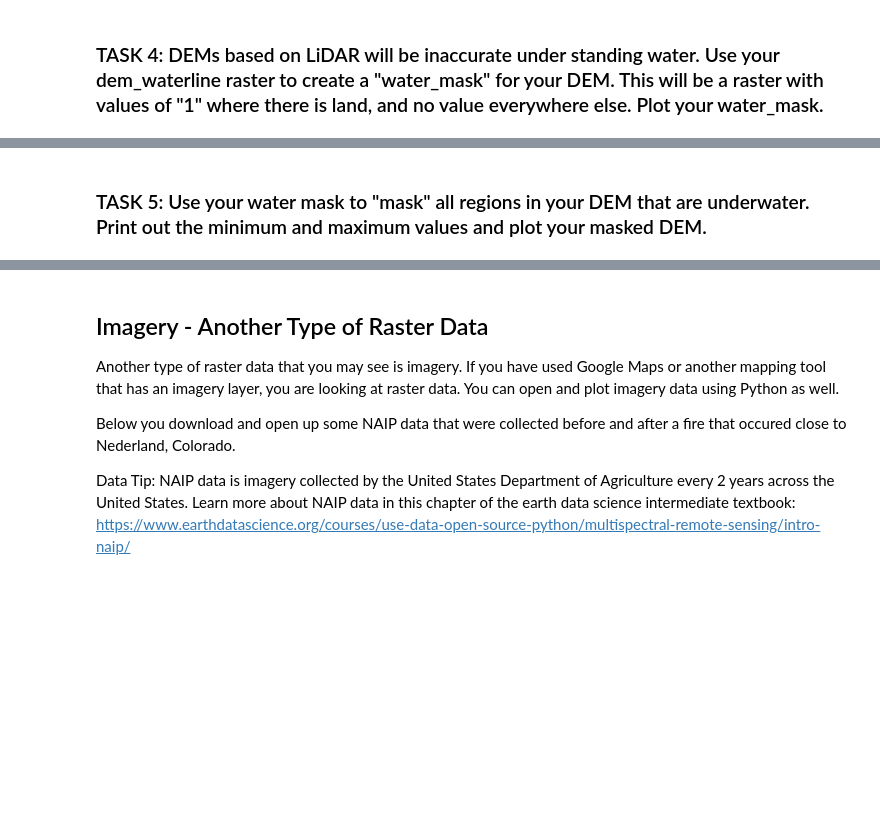
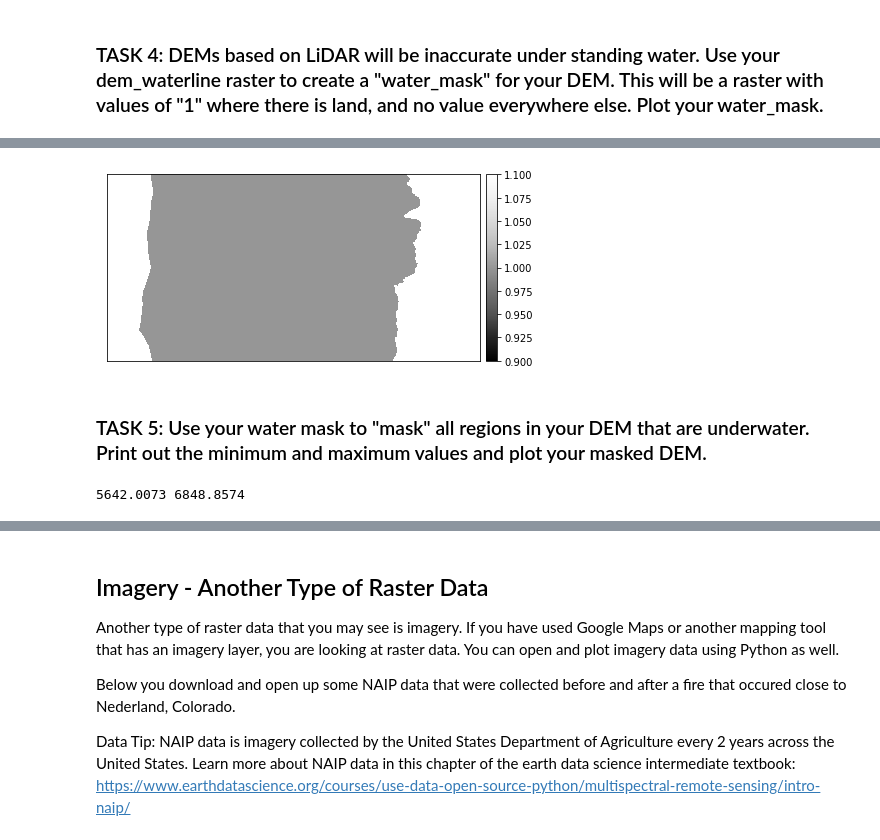
Before and after one commit to McKenzieB-1/EnvDatSci2021, a Jupyter notebook: CodeSprints/RasterData_101.ipynb, the cells around one changed output, grey strips where cells are left out. Cells and saved outputs as stored; diff of their text form; code cells hidden in the pictures; blank space fills up the shorter version.

```diff
--- a/CodeSprints/RasterData_101.ipynb
+++ b/CodeSprints/RasterData_101.ipynb
@@ -384,6 +384,7 @@ Often in raster manipulation, we want to use certain criteria to mask out raster
 ### TASK 4: DEMs based on LiDAR will be inaccurate under standing water. Use your dem_waterline raster to create a "water_mask" for your DEM. This will be a raster with values of "1" where there is land, and no value everywhere else. Plot your water_mask.
 # %%
 # Task 4: create water_mask
-dem_waterline_ma = np.ma.masked_where(dem_waterline == -np.2,
+water_mask = np.ma.masked_where(dem_waterline == 1,
                                         dem_waterline,
                                         copy=True)#creating a copy
+water_mask[water_mask==2]=1
@@ -394,3 +391,11 @@ SyntaxError: invalid syntax (Temp/ipykernel_1460/1186295538.py, line 2)
+# %%
+# Task 4: plot water_mask
+fig, ax = plt.subplots(figsize=(7,7))
+ep.plot_bands(water_mask,
+               ax=ax, scale=False)
+plt.show()
+# %% [output]
+[figure, added]
 # %% [markdown]
 ### TASK 5: Use your water mask to "mask" all regions in your DEM that are underwater. Print out the minimum and maximum values and plot your masked DEM.
 # %%
@@ -398,2 +406,5 @@ SyntaxError: invalid syntax (Temp/ipykernel_1460/1186295538.py, line 2)
 # %%
 #Task 5 print min and max:
+print(water_mask_underwater.min(), water_mask_underwater.max())
+# %% [output]
+5642.0073 6848.8574
```
Also changed, not shown: parts of 18 cells of this notebook.
